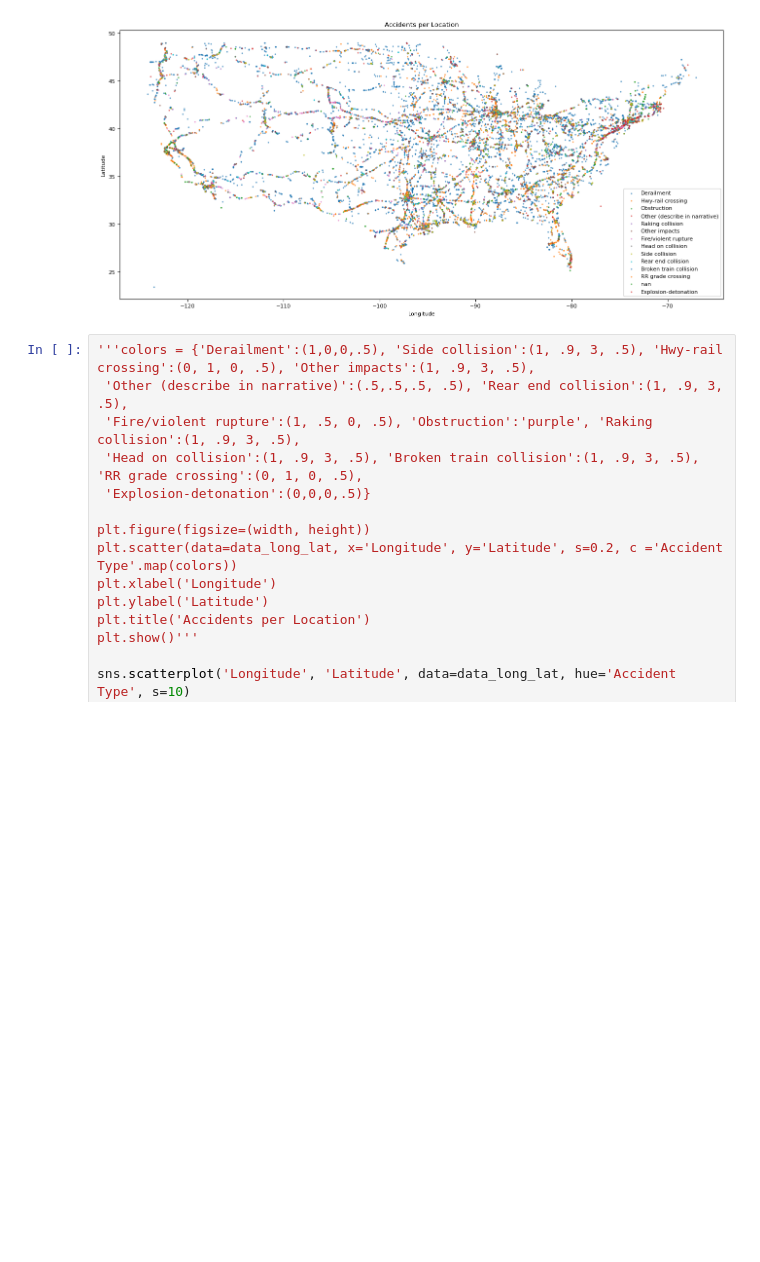
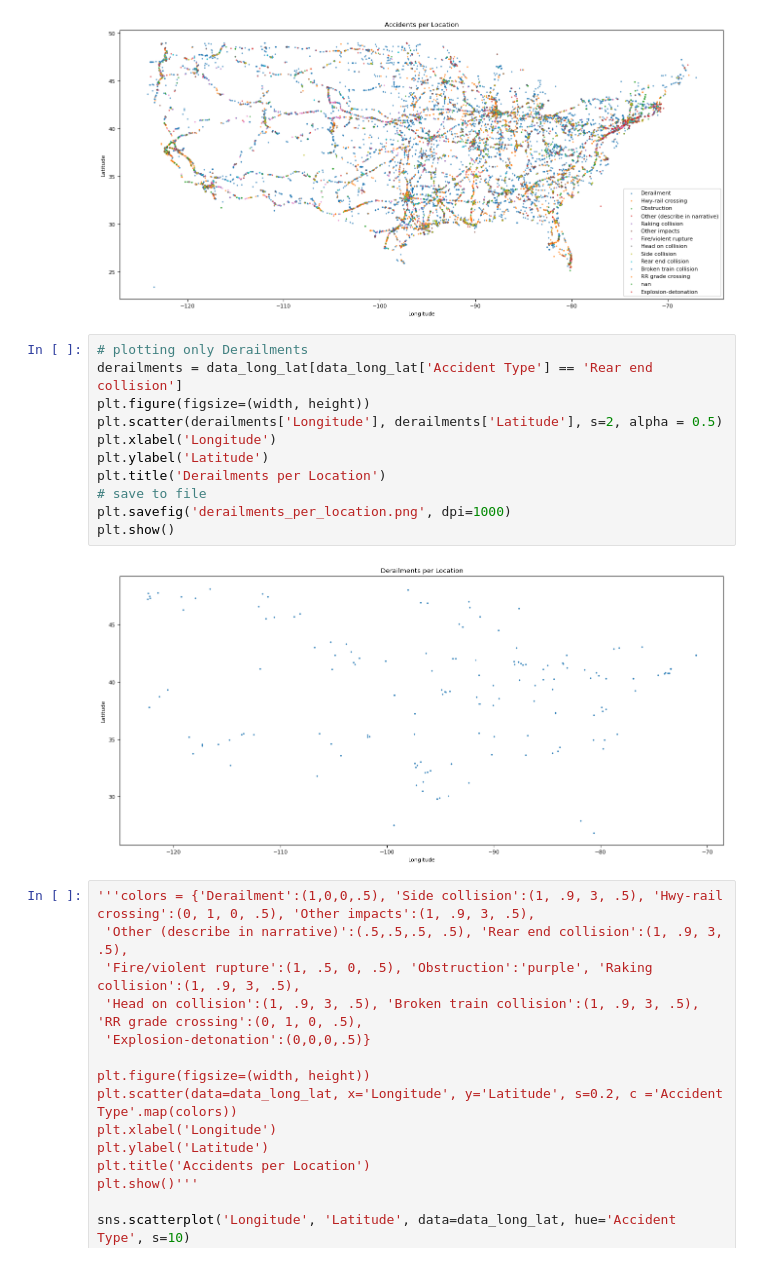
Before and after one commit to ndahlinuvm/Train-Derailment-287Project, a Jupyter notebook: visualization.ipynb, the cells around one changed output. Saved outputs shown, nothing was run; the diff lists cells and outputs as text; blank space fills up the shorter version.

```diff
--- a/visualization.ipynb
+++ b/visualization.ipynb
@@ -170,6 +187,19 @@ plt.show()
 # %% [output]
 16 7.16
 [figure]
+# %%
+# plotting only Derailments
+derailments = data_long_lat[data_long_lat['Accident Type'] == 'Rear end collision']
+plt.figure(figsize=(width, height))
+plt.scatter(derailments['Longitude'], derailments['Latitude'], s=2, alpha = 0.5)
+plt.xlabel('Longitude')
+plt.ylabel('Latitude')
+plt.title('Derailments per Location')
+# save to file
+plt.savefig('derailments_per_location.png', dpi=1000)
+plt.show()
+# %% [output]
+[figure, added]
 # %%
 '''colors = {'Derailment':(1,0,0,.5), 'Side collision':(1, .9, 3, .5), 'Hwy-rail crossing':(0, 1, 0, .5), 'Other impacts':(1, .9, 3, .5),
  'Other (describe in narrative)':(.5,.5,.5, .5), 'Rear end collision':(1, .9, 3, .5),
```
Also changed, not shown: parts of 1 cell of this notebook, 1 other file.
